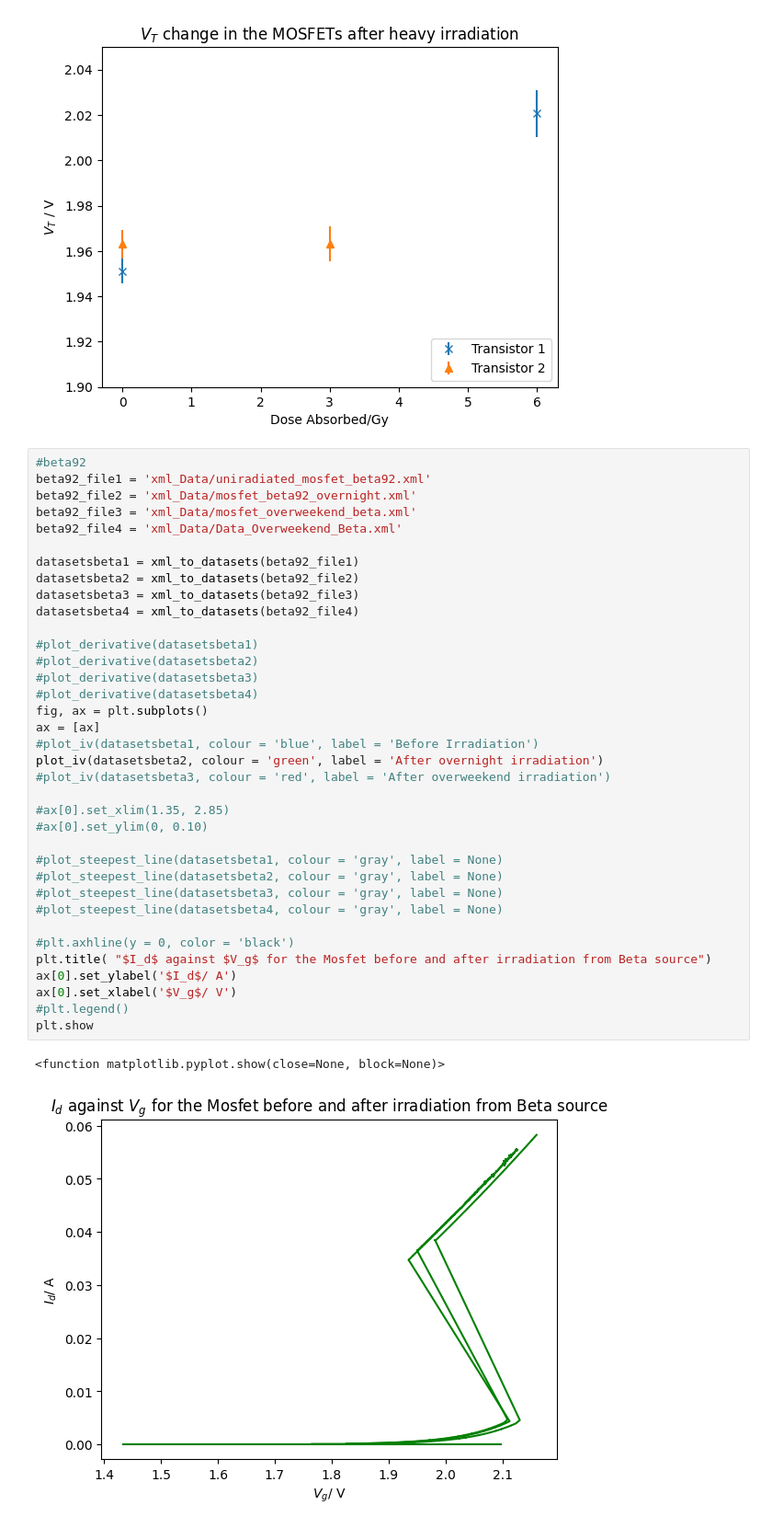
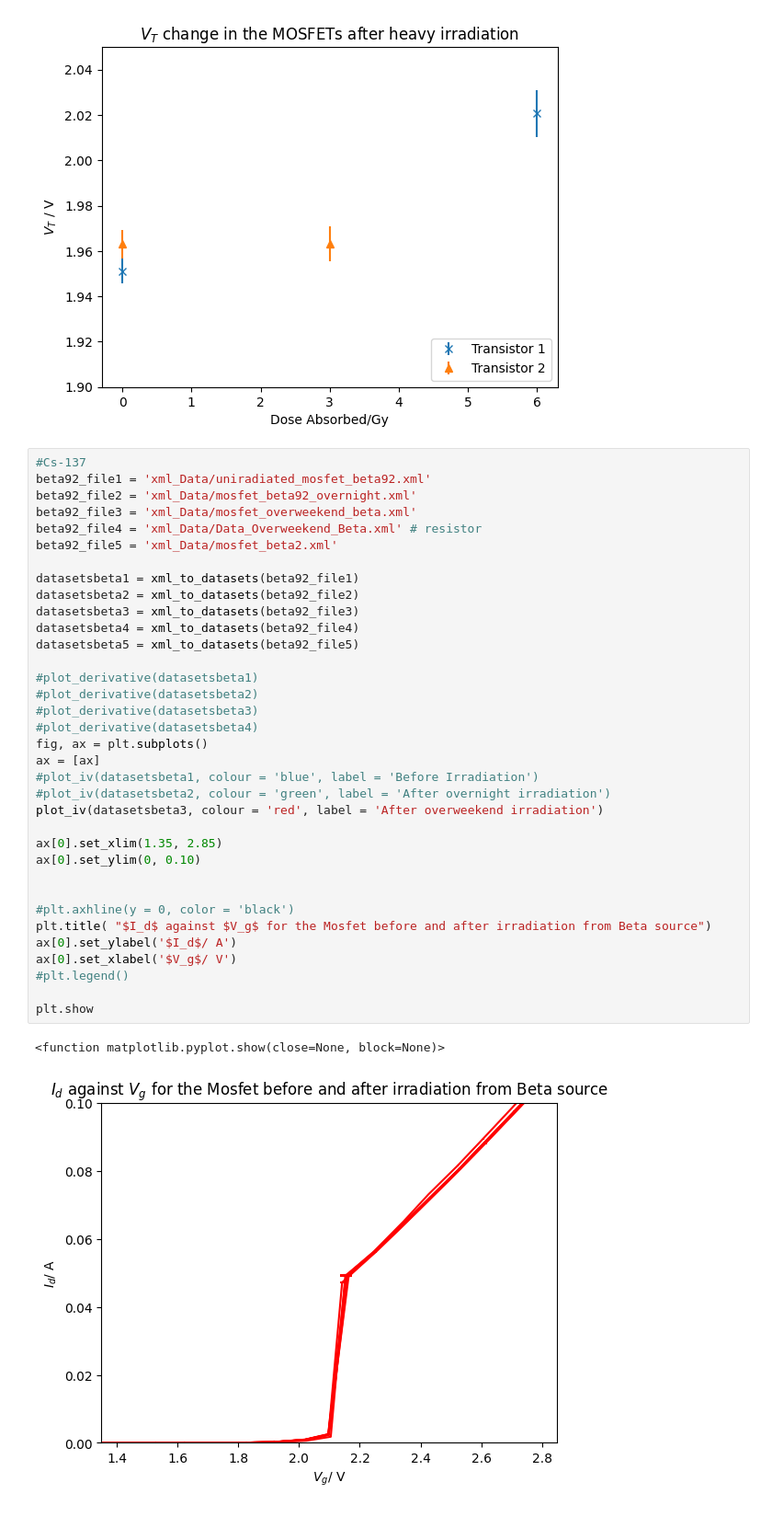
Before and after one commit to fhirstplace/Python-Labs-EDOS, a Jupyter notebook: xml graph maker (all).ipynb, the cells around one changed output. Shown at 92% size. Cells and saved outputs as stored; diff of their text form.

```diff
--- a/xml graph maker (all).ipynb
+++ b/xml graph maker (all).ipynb
@@ -352,41 +358,40 @@ Steepest Line Threshold voltage:  1.963317791666669 +/- 0.0076998501953101815
 <matplotlib.legend.Legend at 0x...>
 [figure]
 # %%
-#beta92
+#Cs-137
 beta92_file1 = 'xml_Data/uniradiated_mosfet_beta92.xml'
 beta92_file2 = 'xml_Data/mosfet_beta92_overnight.xml'
 beta92_file3 = 'xml_Data/mosfet_overweekend_beta.xml'
-beta92_file4 = 'xml_Data/Data_Overweekend_Beta.xml'
+beta92_file4 = 'xml_Data/Data_Overweekend_Beta.xml' # resistor
+beta92_file5 = 'xml_Data/mosfet_beta2.xml'
 
 datasetsbeta1 = xml_to_datasets(beta92_file1)
 datasetsbeta2 = xml_to_datasets(beta92_file2)
 datasetsbeta3 = xml_to_datasets(beta92_file3)
 datasetsbeta4 = xml_to_datasets(beta92_file4)
+datasetsbeta5 = xml_to_datasets(beta92_file5)
 
 #plot_derivative(datasetsbeta1)
 #plot_derivative(datasetsbeta2)
 #plot_derivative(datasetsbeta3)
 #plot_derivative(datasetsbeta4)
 fig, ax = plt.subplots()
 ax = [ax]
 #plot_iv(datasetsbeta1, colour = 'blue', label = 'Before Irradiation')
-plot_iv(datasetsbeta2, colour = 'green', label = 'After overnight irradiation')
-#plot_iv(datasetsbeta3, colour = 'red', label = 'After overweekend irradiation')
+#plot_iv(datasetsbeta2, colour = 'green', label = 'After overnight irradiation')
+plot_iv(datasetsbeta3, colour = 'red', label = 'After overweekend irradiation')
 
-#ax[0].set_xlim(1.35, 2.85)
-#ax[0].set_ylim(0, 0.10)
+ax[0].set_xlim(1.35, 2.85)
+ax[0].set_ylim(0, 0.10)
 
-#plot_steepest_line(datasetsbeta1, colour = 'gray', label = None)
-#plot_steepest_line(datasetsbeta2, colour = 'gray', label = None)
-#plot_steepest_line(datasetsbeta3, colour = 'gray', label = None)
-#plot_steepest_line(datasetsbeta4, colour = 'gray', label = None)
 
 #plt.axhline(y = 0, color = 'black')
 plt.title( "$I_d$ against $V_g$ for the Mosfet before and after irradiation from Beta source")
 ax[0].set_ylabel('$I_d$/ A')
 ax[0].set_xlabel('$V_g$/ V')
 #plt.legend()
+
 plt.show
 # %% [output]
 <function matplotlib.pyplot.show(close=None, block=None)>
-[figure, old version]
+[figure, new version]
```
Also changed, not shown: parts of 8 cells of this notebook.
